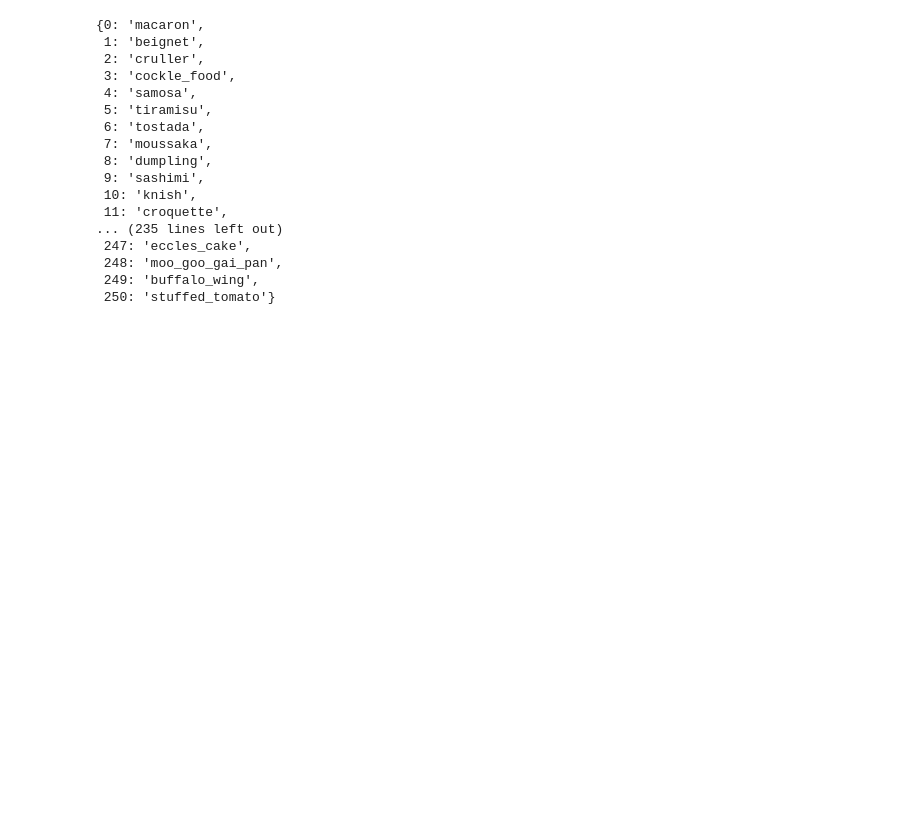
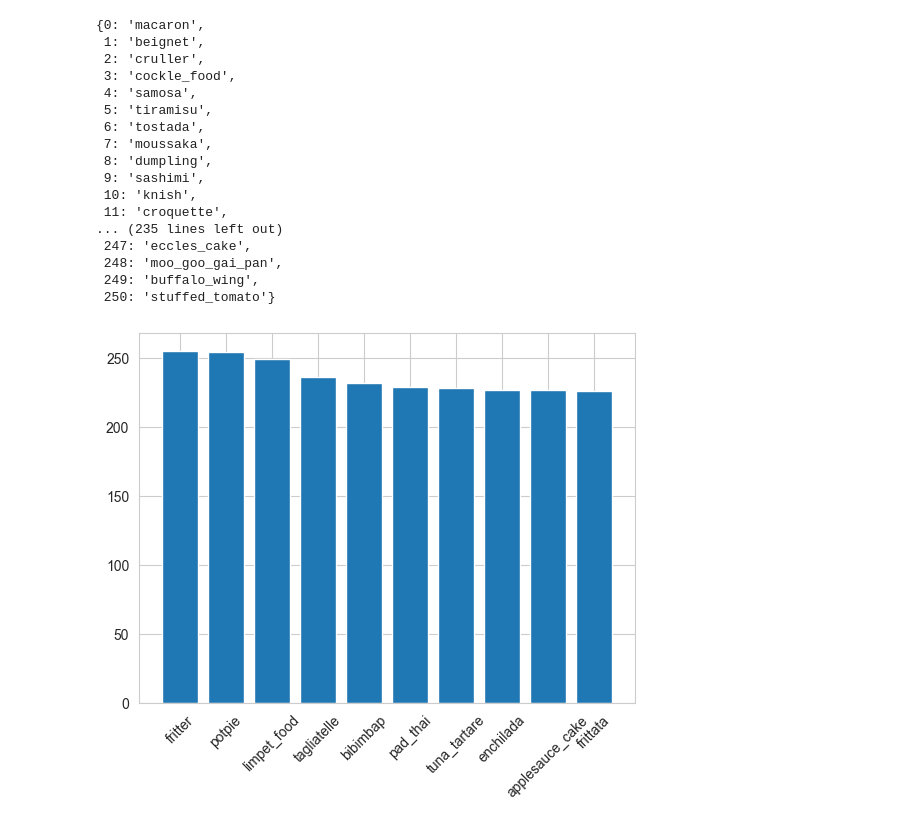
Before and after one commit to michelebanfi/supervised-learning, a Jupyter notebook: benchmark.ipynb, the cells around one changed output. Drawn from its saved outputs; the diff is of its cells as text; code cells hidden in the pictures; blank space fills up the shorter version.

```diff
--- a/benchmark.ipynb
+++ b/benchmark.ipynb
@@ -125,3 +125,10 @@ class_list
  250: 'stuffed_tomato'}
 # %%
 dict = {'fritter': 255, 'potpie': 254, 'limpet_food': 249, 'tagliatelle': 236, 'bibimbap': 232, 'pad_thai': 229, 'tuna_tartare': 228, 'enchilada': 227, 'applesauce_cake': 227, 'frittata': 226}
+# %%
+plt.bar(dict.keys(), dict.values())
+# rotate the x axis labels
+plt.xticks(rotation=45)
+plt.show()
+# %% [output]
+[figure, added]
```
Also changed, not shown: 1 other file.
